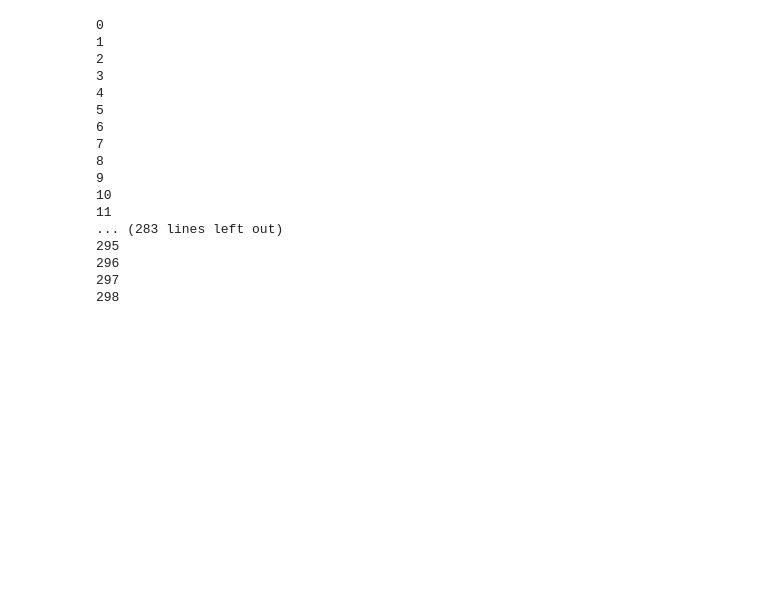
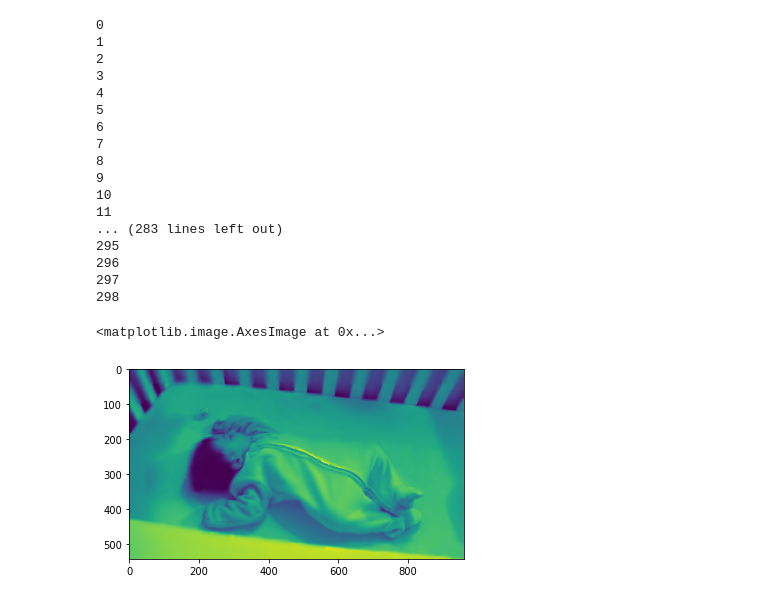
Before and after one commit to rahulgovind/vidmag, a Jupyter notebook: riesz.ipynb, the cells around one changed output. Cells and saved outputs as stored; diff of their text form; code cells hidden in the pictures; blank space fills up the shorter version.

```diff
--- a/riesz.ipynb
+++ b/riesz.ipynb
@@ -306,6 +306,11 @@ for i in range(len(frames) - 1):
 296
 297
 298
+# %%
+plt.imshow(output_frames[20])
+# %% [output]
+<matplotlib.image.AxesImage at 0x...>
+[figure, added]
 # %%
 writer = VideoWriter("out3.mp4", width, height)
 for frame in output_frames:
```
Also changed, not shown: parts of 11 cells of this notebook, 1 other file.
